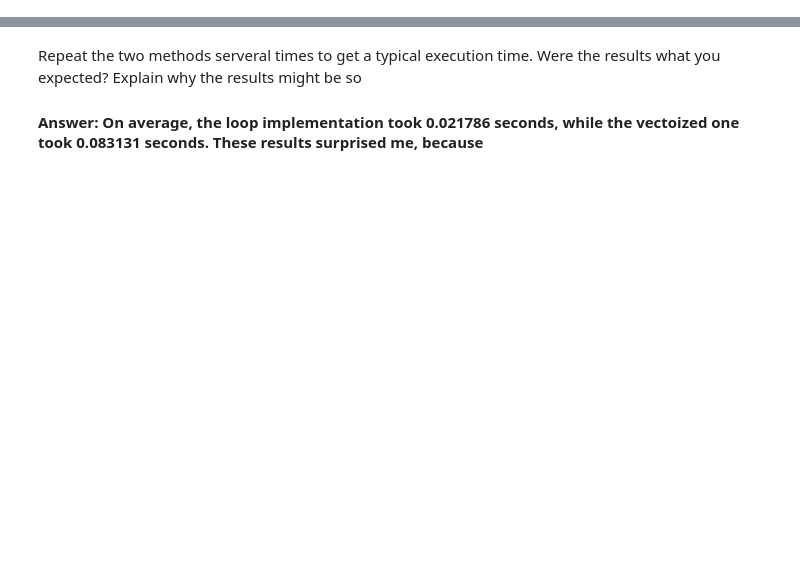
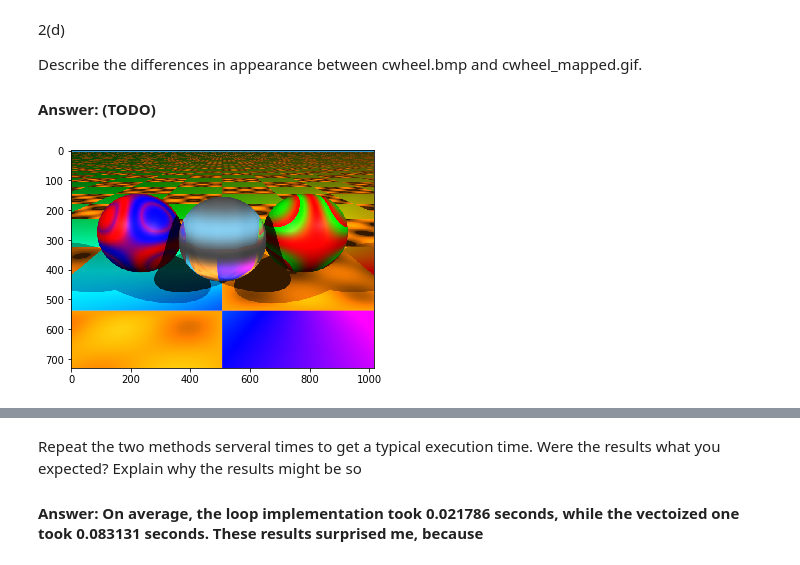
Before and after one commit to zhanwenchen/image_processing_lab1, a Jupyter notebook: Lab 1.ipynb, the cells around one changed output, grey strips where cells are left out. Saved outputs shown, nothing was run; the diff lists cells and outputs as text; code cells hidden in the pictures; blank space fills up the shorter version.

```diff
--- a/Lab 1.ipynb
+++ b/Lab 1.ipynb
@@ -33,0 +284,14 @@ eng.eval('figure; image(I); truesize;', nargout=0, stdout=out, stderr=err)
+# %% [markdown]
+2(d)
+
+Describe the differences in appearance between cwheel.bmp and cwheel_mapped.gif.
+
+#### Answer: (TODO)
+# %%
+eng.eval('figure; image(bmp); truesize; title(\'bmp\');', nargout=0, stdout=out, stderr=err)
+eng.eval('set(gca,\'position\',[0 0 1 1],\'units\',\'normalized\', \'Visible\', \'off\');', nargout=0, stdout=out, stderr=err)
+img = mpimg.imread('2b_gif_color_bmp.bmp')
+plt.imshow(img)
+plt.show()
+# %% [output]
+[figure, added]
```
Also changed, not shown: parts of 79 cells of this notebook, 14 other files.
